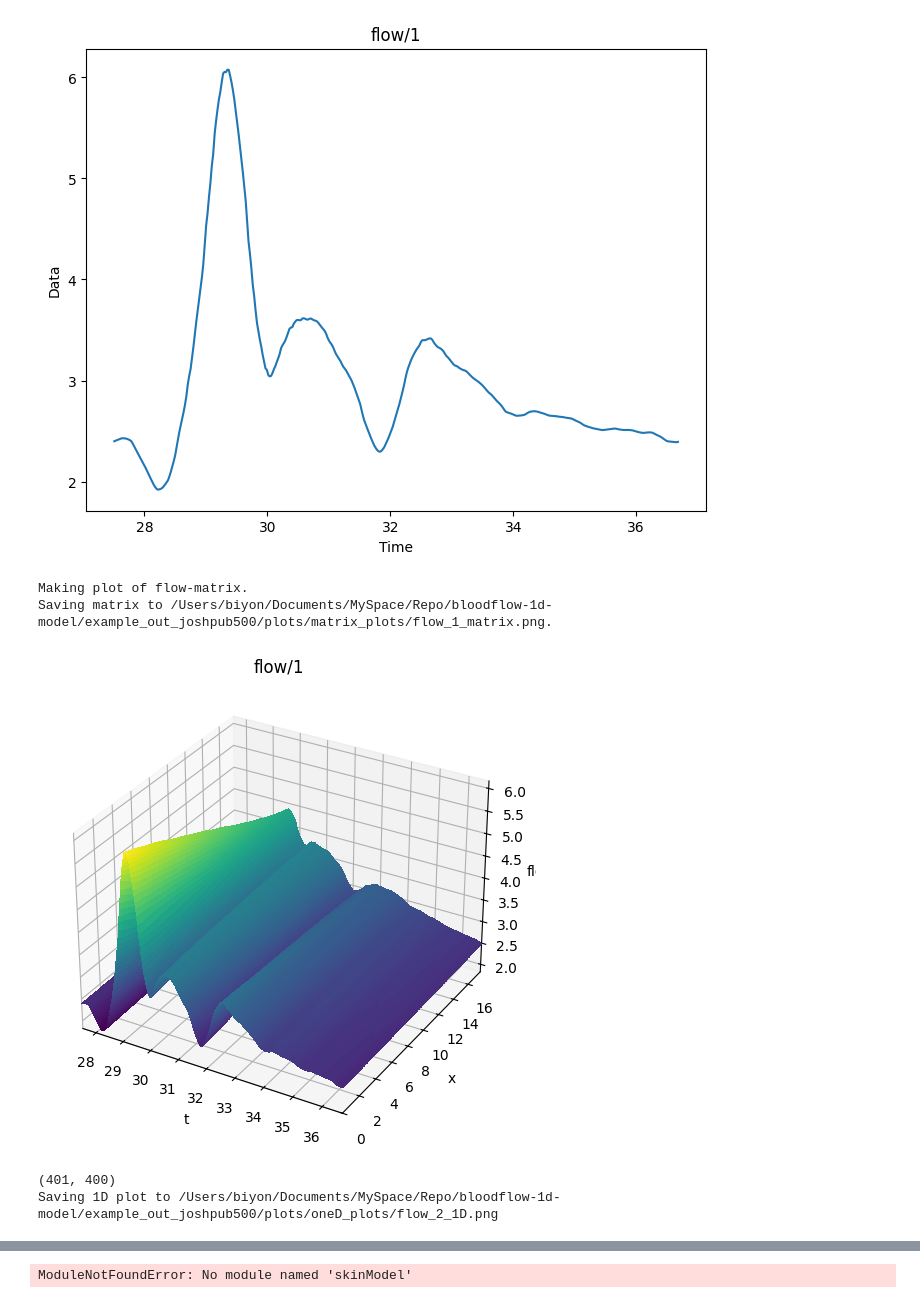
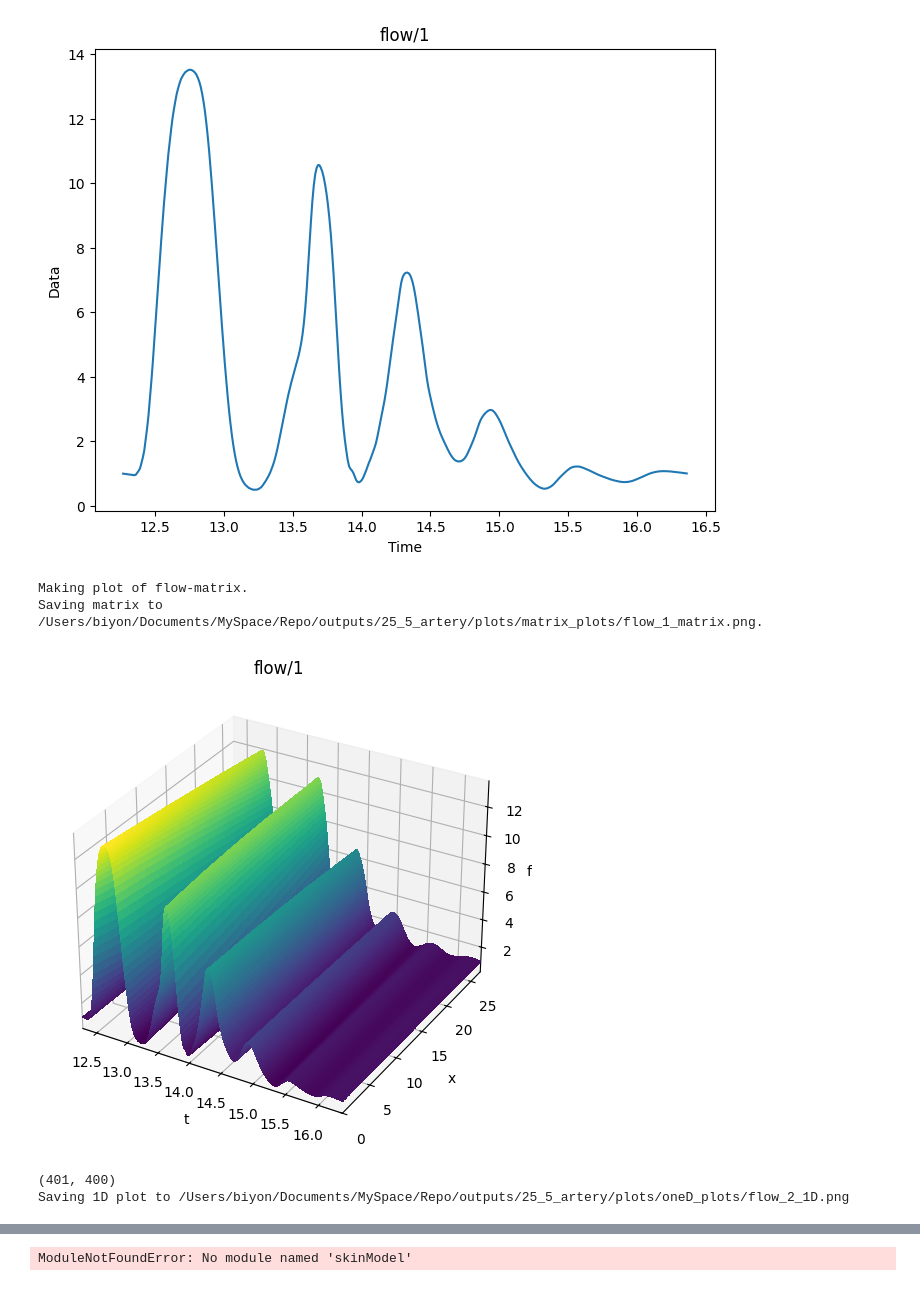
Before and after one commit to 19-FYP-2023/bloodflow-1d-model, a Jupyter notebook: visualize.ipynb, the cells around one changed output, grey strips where cells are left out. Cells and saved outputs as stored; diff of their text form; code cells hidden in the pictures.

```diff
--- a/visualize.ipynb
+++ b/visualize.ipynb
@@ -7,8 +7,8 @@ import matplotlib.pyplot as plt
 x_values = []
 y_values = []
 
-filePath = '/Users/biyon/Documents/MySpace/Repo/bloodflow-1d-model/example_out_joshpub/example_inlet.csv'
-folder_location = '/Users/biyon/Documents/MySpace/Repo/bloodflow-1d-model/example_out_joshpub500'
+filePath = '/Users/biyon/Documents/MySpace/Repo/outputs/25_5_artery/25.csv'
+folder_location = '/Users/biyon/Documents/MySpace/Repo/outputs/25_5_artery'
 
 plot_folder = os.path.join(folder_location, 'plots')
 if not os.path.exists(plot_folder):
@@ -62,7 +66,7 @@ def read_output(filename):
     config = SafeConfigParser()
     config.read(filename)
 
-    order = config.getint('data', 'order')
+    order = config.getint('data', 'no_of_arteries')
     Nx = config.getint('data', 'Nx')
     Nt = config.getint('data', 'Nt')
     T0 = config.getfloat('data', 'T0')
@@ -130,7 +134,7 @@ def plot_multiple(t, M, D, name, plot_folder):
 
 
 
-folder_location = '/Users/biyon/Documents/MySpace/Repo/bloodflow-1d-model/example_out_joshpub500'
+folder_location = '/Users/biyon/Documents/MySpace/Repo/outputs/25_5_artery'
 
 data_location = folder_location + '/4cycles_last/data.cfg'
 
@@ -142,7 +146,7 @@ t = np.linspace(T0, T, Nt)
 
 # for j in range(2**order-1):
 
-j = 1
+j = 4
 x = np.linspace(0, L[j], Nx+1)
 print("length of atery: ", L[j])
 
@@ -175,7 +179,7 @@ if not os.path.exists(matrix_folder):
 for i, name in enumerate(names):
 
 
-    for j in range(2**order-1):
+    for j in range(order):
         M = np.load('%s/%s_%i_M.npy' % (locations[i], name, j))
         print(M.shape)
         y = M[0,:]
@@ -201,6 +205,6 @@ Saving 1D plot to /Users/biyon/Documents/MySpace/Repo/bloodflow-1d-model/example
-[figure, old version]
+[figure, new version]
 Making plot of flow-matrix.
-Saving matrix to /Users/biyon/Documents/MySpace/Repo/bloodflow-1d-model/example_out_joshpub500/plots/matrix_plots/flow_1_matrix.png.
+Saving matrix to /Users/biyon/Documents/MySpace/Repo/outputs/25_5_artery/plots/matrix_plots/flow_1_matrix.png.
-[figure, old version]
+[figure, new version]
 (401, 400)
-Saving 1D plot to /Users/biyon/Documents/MySpace/Repo/bloodflow-1d-model/example_out_joshpub500/plots/oneD_plots/flow_2_1D.png
+Saving 1D plot to /Users/biyon/Documents/MySpace/Repo/outputs/25_5_artery/plots/oneD_plots/flow_2_1D.png
```
Also changed, not shown: parts of 3 cells of this notebook, 1 other file.
